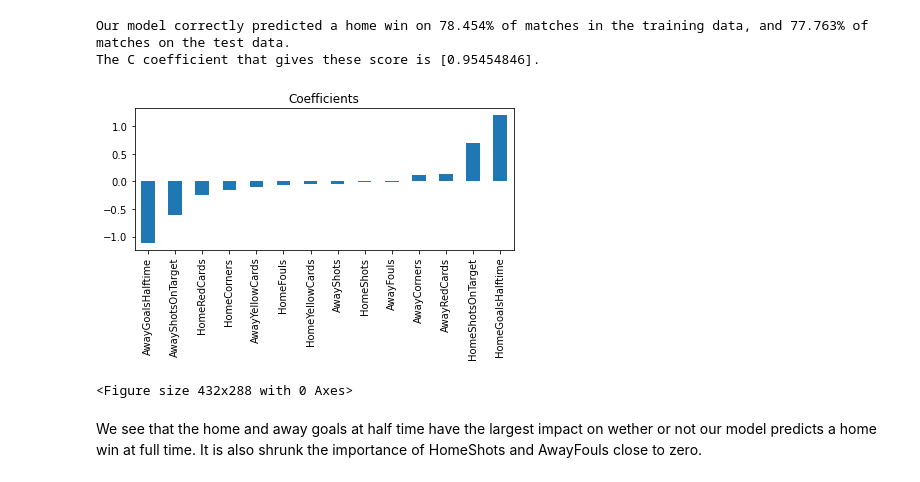
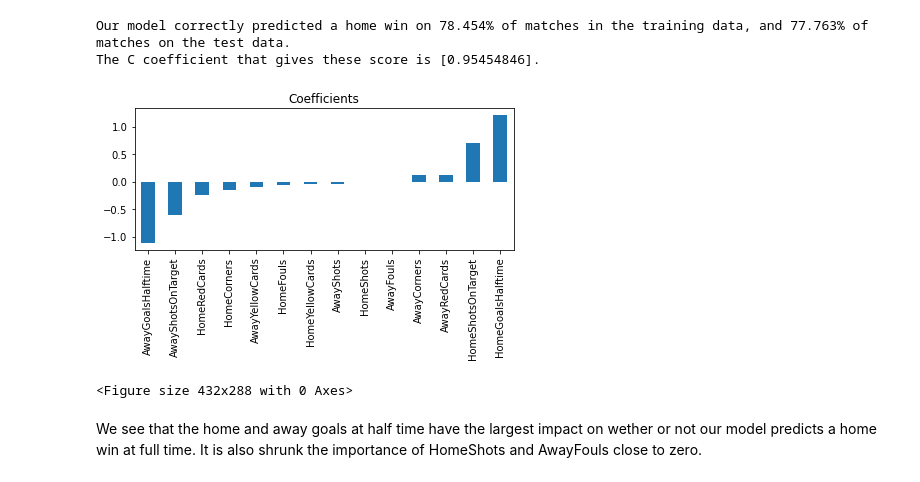
Before and after one commit to jake321southall/football-data-analysis, a Jupyter notebook: football analysis notebook.ipynb, the cells around one changed output. Cells and saved outputs as stored; diff of their text form; code cells hidden in the pictures.

```diff
--- a/football analysis notebook.ipynb
+++ b/football analysis notebook.ipynb
@@ -195,0 +198,3 @@ plt.clf()
+# %%
+X = df_homewin.drop(columns=['FullTime_HomeWin'])
+y = df_homewin['FullTime_HomeWin']
@@ -201,4 +211,5 @@ y = df_homewin['FullTime_HomeWin']
 # %%
 scaler = StandardScaler()
-scaler.fit(features)
-X = scaler.transform(features)
+scaler.fit(X_train)
+X_train = scaler.transform(X_train)
+X_test = scaler.transform(X_test)
@@ -226,13 +231,13 @@ Our model correctly predicted a home win on 78.454% of matches in the training d
 The C coefficient that gives these score is [0.95454846].
 # %%
 coefficients = clf_l1.coef_.ravel()
-coef = pd.Series(coefficients, features.columns).sort_values()
+coef = pd.Series(coefficients, X.columns).sort_values()
 coef.plot(kind='bar', title = 'Coefficients')
 plt.tight_layout()
 plt.show()
 plt.clf()
 # %% [output]
-[figure, old version]
+[figure, new version]
 <Figure size 432x288 with 0 Axes>
 # %% [markdown]
 We see that the home and away goals at half time have the largest impact on wether or not our model predicts a home win at full time.
```
Also changed, not shown: parts of 12 cells of this notebook.
